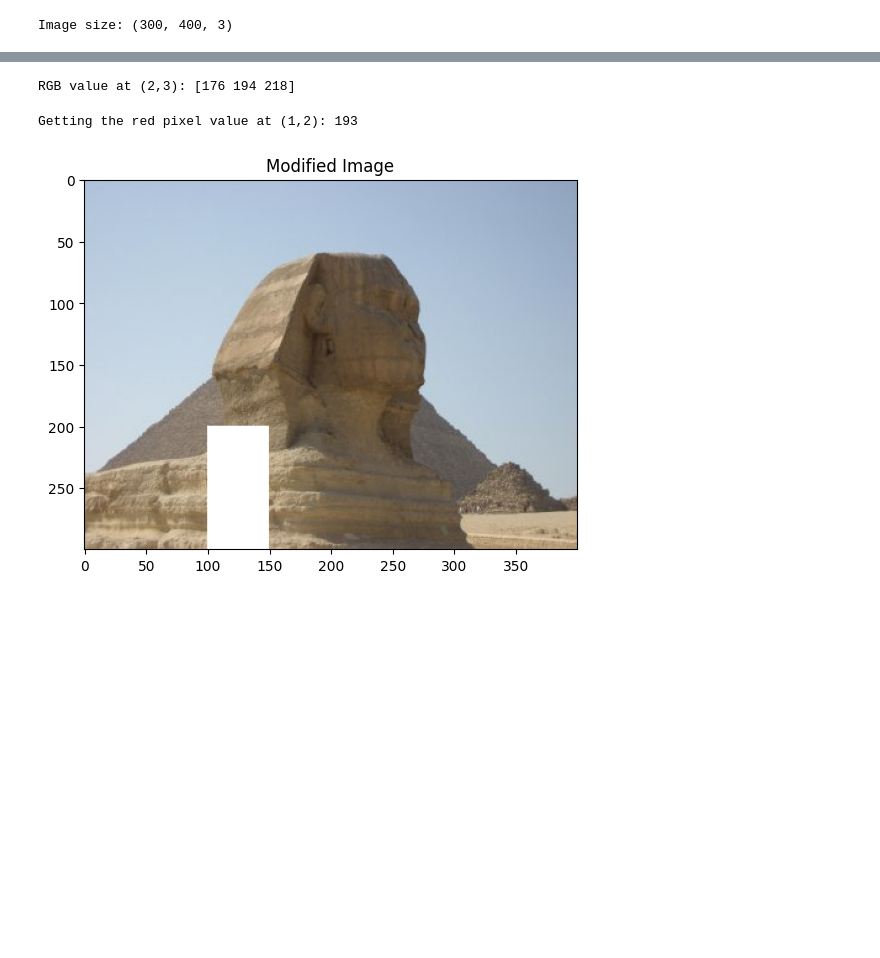
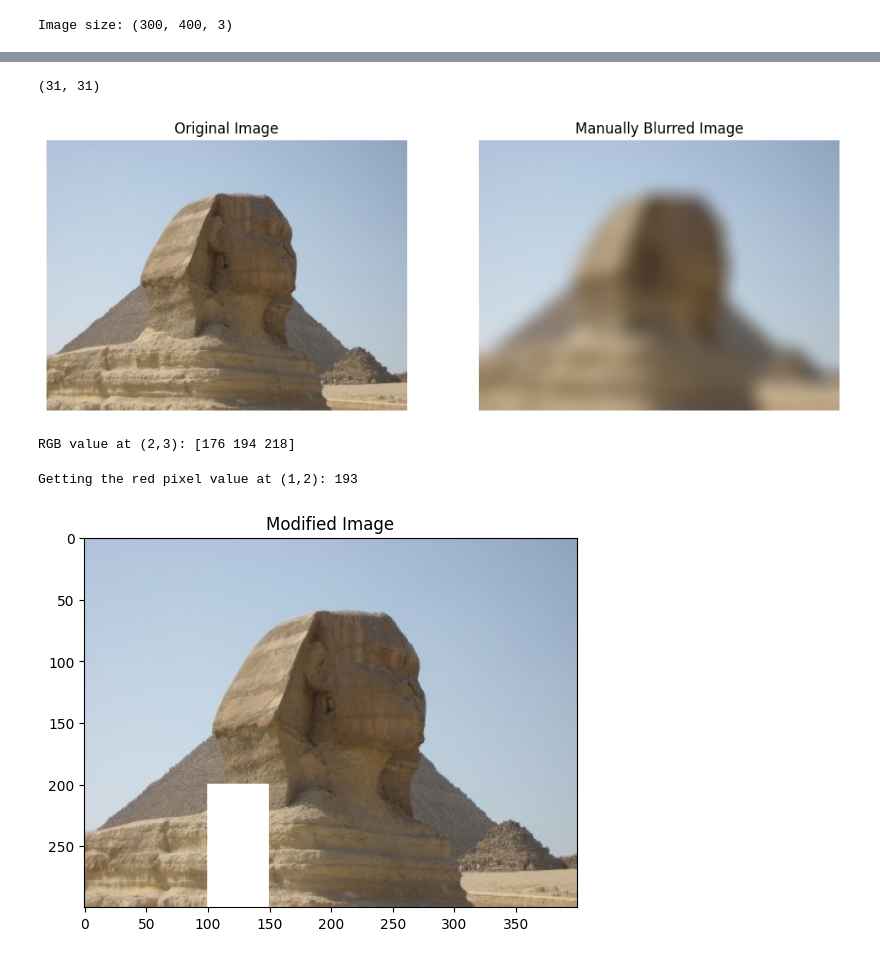
Before and after one commit to frankcholula/cvprlab, a Jupyter notebook: cvprlab_python/lab1/l1_image_processing.ipynb, the cells around one changed output, grey strips where cells are left out. Saved outputs shown, nothing was run; the diff lists cells and outputs as text; code cells hidden in the pictures; blank space fills up the shorter version.

```diff
--- a/cvprlab_python/lab1/l1_image_processing.ipynb
+++ b/cvprlab_python/lab1/l1_image_processing.ipynb
@@ -31,3 +50,32 @@ Image size: (300, 400, 3)
+# %%
+def create_gaussian_kernel(size, sigma):
+    """Create a Gaussian kernel."""
+    k = cv2.getGaussianKernel(size, sigma)
+    gaussian_kernel = k @ k.T
+    print(gaussian_kernel.shape)
+    return gaussian_kernel
+
+def apply_convolution(image, kernel):
+    """Apply convolution between an image and a kernel."""
+    return cv2.filter2D(image, -1, kernel)
+
+# Ex1: Loading an image
+img = cv2.imread('cvprlab_python/testimages/sphinx.jpg')  # Make sure to use your actual image path
+img = cv2.cvtColor(img, cv2.COLOR_BGR2RGB)  # Convert BGR (OpenCV default) to RGB
+
+# Create Gaussian Kernel
+kernel_size = 31
+sigma = 10
+gaussian_kernel = create_gaussian_kernel(kernel_size, sigma)
+
+# Apply Gaussian Blur manually
+blurred_img_manual = apply_convolution(img, gaussian_kernel)
+
+# Display images side by side
+display_images_side_by_side(img, "Original Image", blurred_img_manual, "Manually Blurred Image")
+# %% [output]
+(31, 31)
+[figure, added]
 # %%
 p = img[2, 3]  # OpenCV uses (y,x) format
 print(f"RGB value at (2,3): {p}")
```
Also changed, not shown: parts of 2 cells of this notebook.
